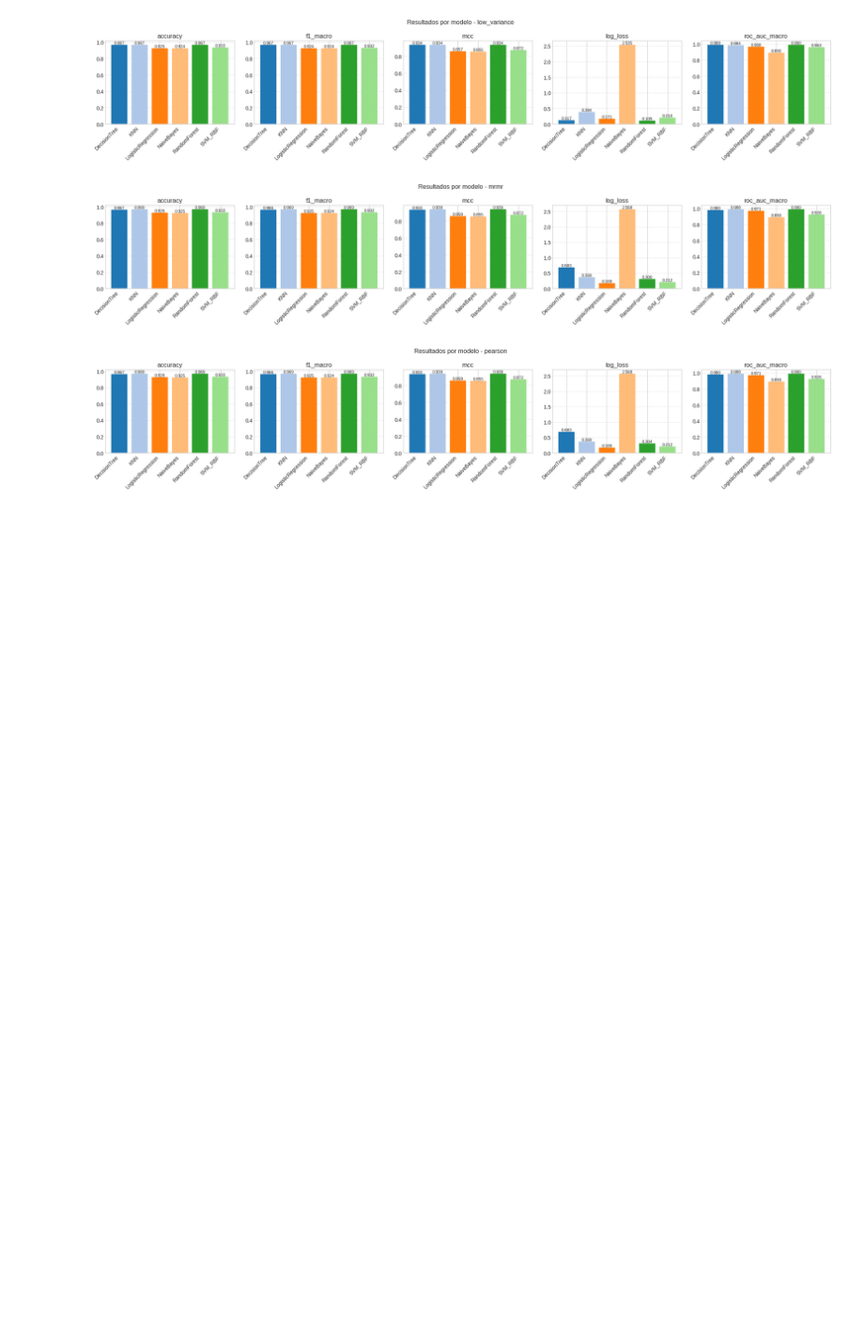
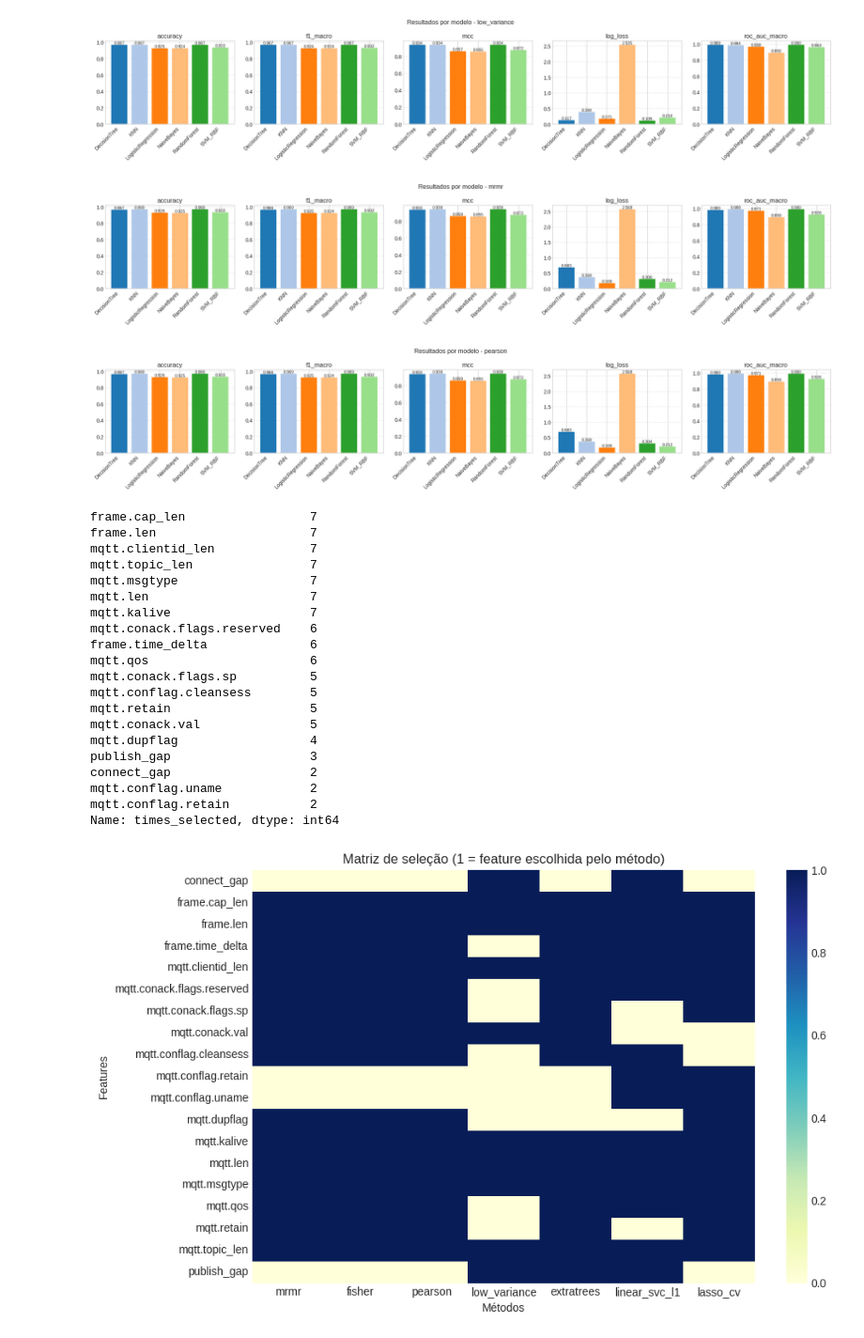
Before and after one commit to William-SWS/mqtt_under_attack, a Jupyter notebook: notebooks/matriz_correlacao_with_gaps.ipynb, the cells around one changed output. Shown at 94% size. Saved outputs shown, nothing was run; the diff lists cells and outputs as text; code cells hidden in the pictures; blank space fills up the shorter version.

```diff
--- a/notebooks/matriz_correlacao_with_gaps.ipynb
+++ b/notebooks/matriz_correlacao_with_gaps.ipynb
@@ -2170,3 +2120,54 @@ else:
 [figure]
 [figure]
 [figure]
+# %%
+# Matriz de seleção de features (frequência por método)
+selection_map = {
+    "mrmr": set(feature_sets.get("mrmr", [])),
+    "fisher": set(feature_sets.get("fisher", [])),
+    "pearson": set(feature_sets.get("pearson", [])),
+    "low_variance": set(feature_sets.get("low_variance", [])),
+    "extratrees": set(feature_sets.get("extratrees", [])),
+    "linear_svc_l1": set(feature_sets.get("linear_svc_l1", [])),
+    "lasso_cv": set(feature_sets.get("lasso_cv", []))
+}
+all_feats = sorted({f for feats in selection_map.values() for f in feats})
+selection_df = pd.DataFrame({m: [1 if f in feats else 0 for f in all_feats] for m, feats in selection_map.items()}, index=all_feats)
+selection_df['times_selected'] = selection_df.sum(axis=1)
+print(selection_df['times_selected'].sort_values(ascending=False).head(20))
+plt.figure(figsize=(10, max(6, len(all_feats)*0.15)))
+sns.heatmap(selection_df.drop(columns=['times_selected']), cmap='YlGnBu', cbar=True, annot=False)
+plt.title('Matriz de seleção (1 = feature escolhida pelo método)')
+plt.xlabel('Métodos')
+plt.ylabel('Features')
+plt.tight_layout()
+plt.show()
+plt.figure(figsize=(6, 4))
+sns.histplot(selection_df['times_selected'], bins=range(0, selection_df['times_selected'].max()+2), kde=False, color='#2a9d8f')
+plt.title('Distribuição de frequência de seleção por feature')
+plt.xlabel('Número de métodos que selecionaram a feature')
+plt.ylabel('Contagem de features')
+plt.tight_layout()
+plt.show()
+# %% [output]
+frame.cap_len                 7
+frame.len                     7
+mqtt.clientid_len             7
+mqtt.topic_len                7
+mqtt.msgtype                  7
+mqtt.len                      7
+mqtt.kalive                   7
+mqtt.conack.flags.reserved    6
+frame.time_delta              6
+mqtt.qos                      6
+mqtt.conack.flags.sp          5
+mqtt.conflag.cleansess        5
+mqtt.retain                   5
+mqtt.conack.val               5
+mqtt.dupflag                  4
+publish_gap                   3
+connect_gap                   2
+mqtt.conflag.uname            2
+mqtt.conflag.retain           2
+Name: times_selected, dtype: int64
+[figure, added]
```
Also changed, not shown: parts of 5 cells of this notebook.
